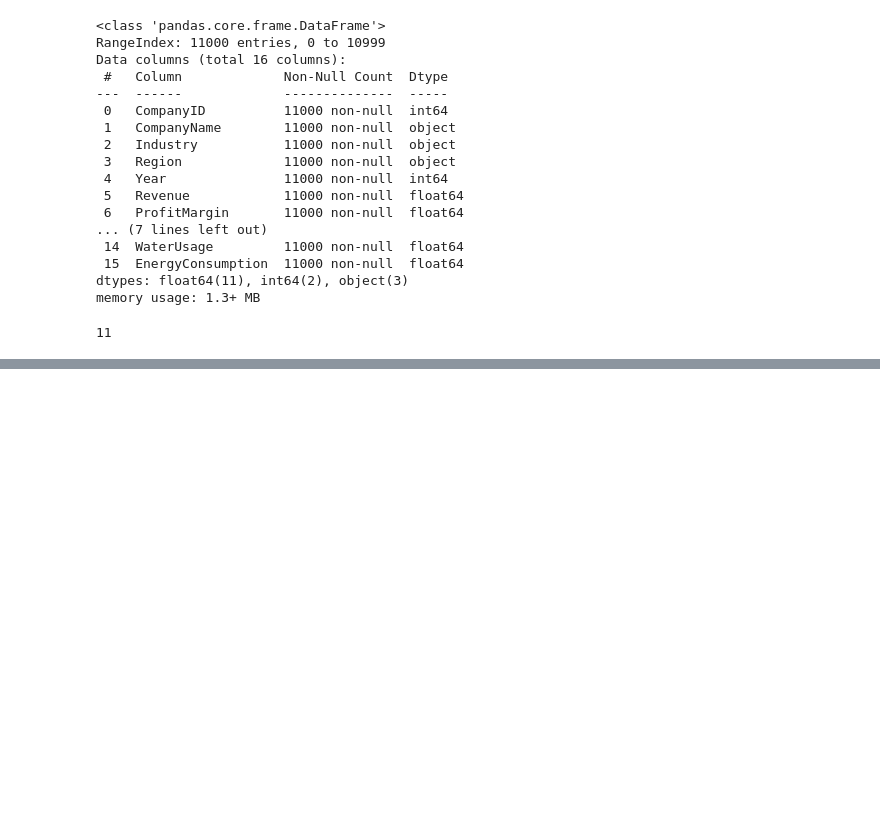
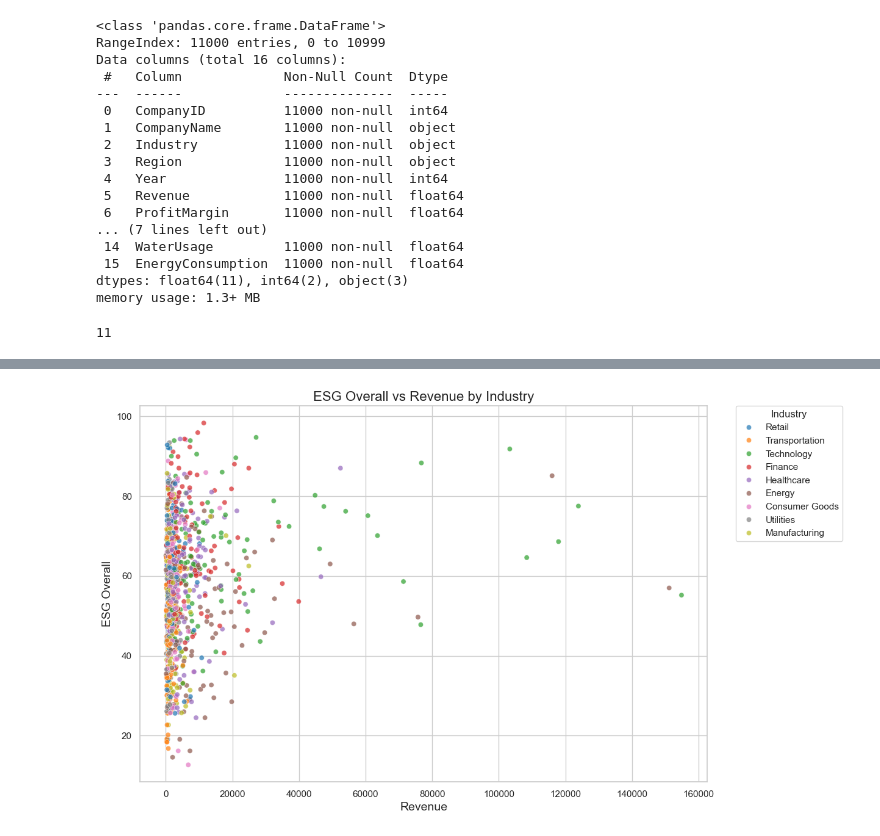
Before and after one commit to ygong-hue/Machine-Learning-Project, a Jupyter notebook: data.ipynb, the cells around one changed output, grey strips where cells are left out. Saved outputs shown, nothing was run; the diff lists cells and outputs as text; code cells hidden in the pictures; blank space fills up the shorter version.

Commit message:
Update data notebook

```diff
--- a/data.ipynb
+++ b/data.ipynb
@@ -37,0 +231,25 @@ df['Year'].nunique()
+# %%
+sns.set(style="whitegrid")
+
+# 按 Industry 绘制散点图
+plt.figure(figsize=(12,8))
+scatter_plot = sns.scatterplot(
+    data=df_2024,
+    x="Revenue",
+    y="ESG_Overall",
+    hue="Industry",        # 按行业区分颜色
+    palette="tab10",       # 调色板，可根据行业数量调整
+    alpha=0.7               # 透明度，便于观察重叠点
+)
+
+# 添加标题和标签
+plt.title("ESG Overall vs Revenue by Industry", fontsize=16)
+plt.xlabel("Revenue", fontsize=14)
+plt.ylabel("ESG Overall", fontsize=14)
+
+# 优化图例
+plt.legend(title="Industry", bbox_to_anchor=(1.05, 1), loc=2, borderaxespad=0.)
+
+plt.show()
+# %% [output]
+[figure, added]
```
Also changed, not shown: parts of 18 cells of this notebook.
